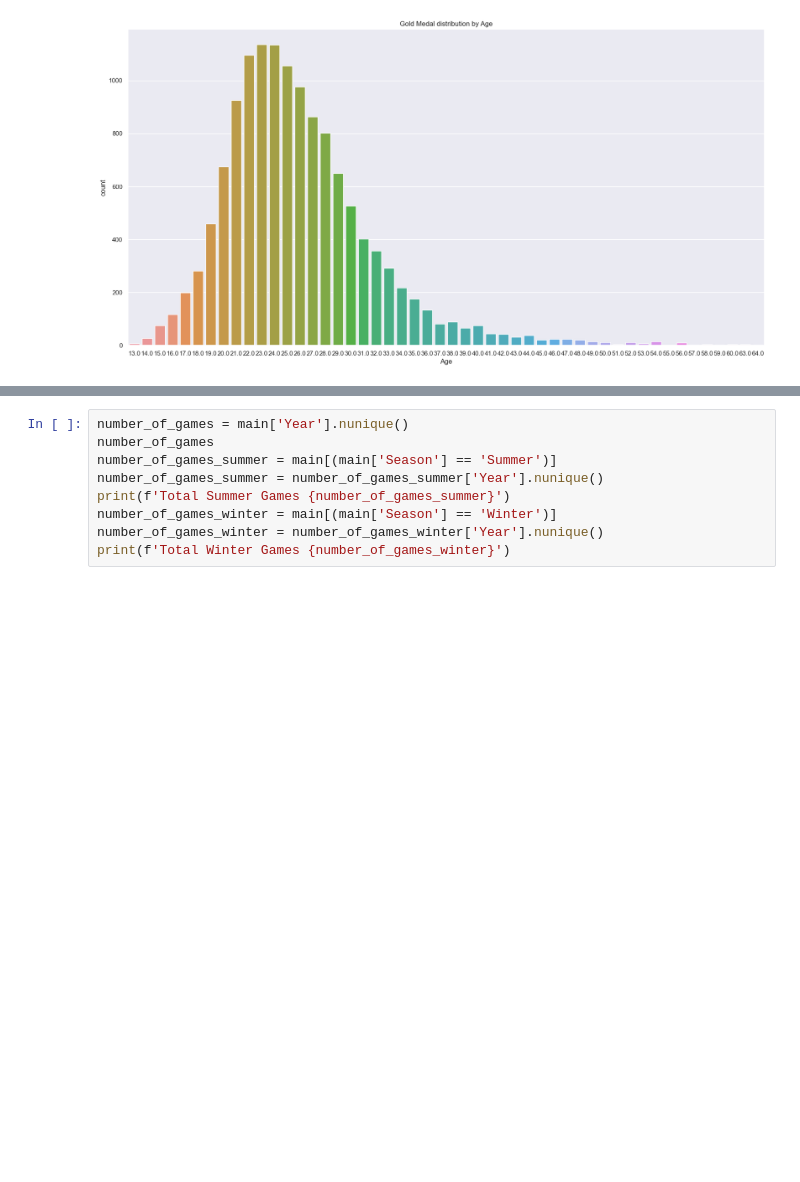
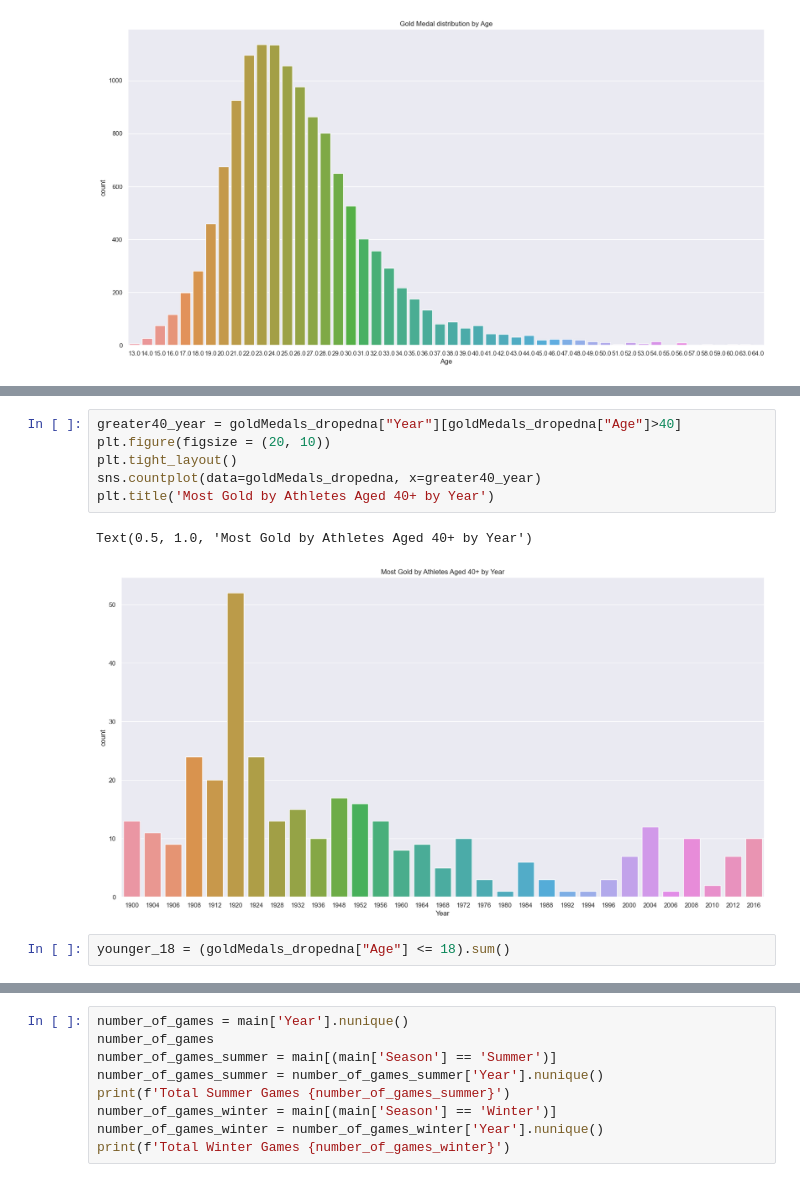
Before and after one commit to kilciukas/Olympic_dataset_exploration, a Jupyter notebook: Notebook_v2/Olimpines_notebook_v2.ipynb, the cells around one changed output, grey strips where cells are left out. Drawn from its saved outputs; the diff is of its cells as text; blank space fills up the shorter version.

```diff
--- a/Notebook_v2/Olimpines_notebook_v2.ipynb
+++ b/Notebook_v2/Olimpines_notebook_v2.ipynb
@@ -459,0 +501,11 @@ greater40.create_bar_plot(palette='viridis', title='Gold Medals by Sport, Ages 4
+# %%
+greater40_year = goldMedals_dropedna["Year"][goldMedals_dropedna["Age"]>40]
+plt.figure(figsize = (20, 10))
+plt.tight_layout()
+sns.countplot(data=goldMedals_dropedna, x=greater40_year)
+plt.title('Most Gold by Athletes Aged 40+ by Year')
+# %% [output]
+Text(0.5, 1.0, 'Most Gold by Athletes Aged 40+ by Year')
+[figure, added]
+# %%
+younger_18 = (goldMedals_dropedna["Age"] <= 18).sum()
```
Also changed, not shown: parts of 11 cells of this notebook.
